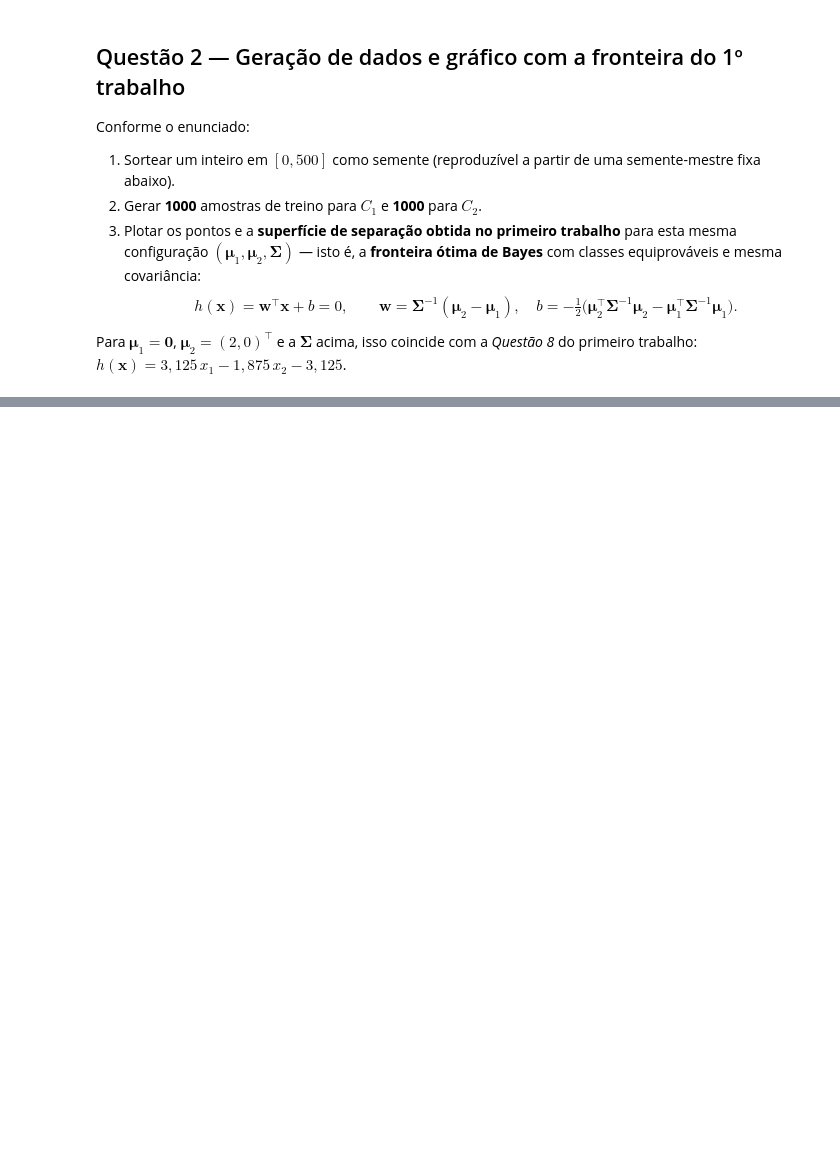
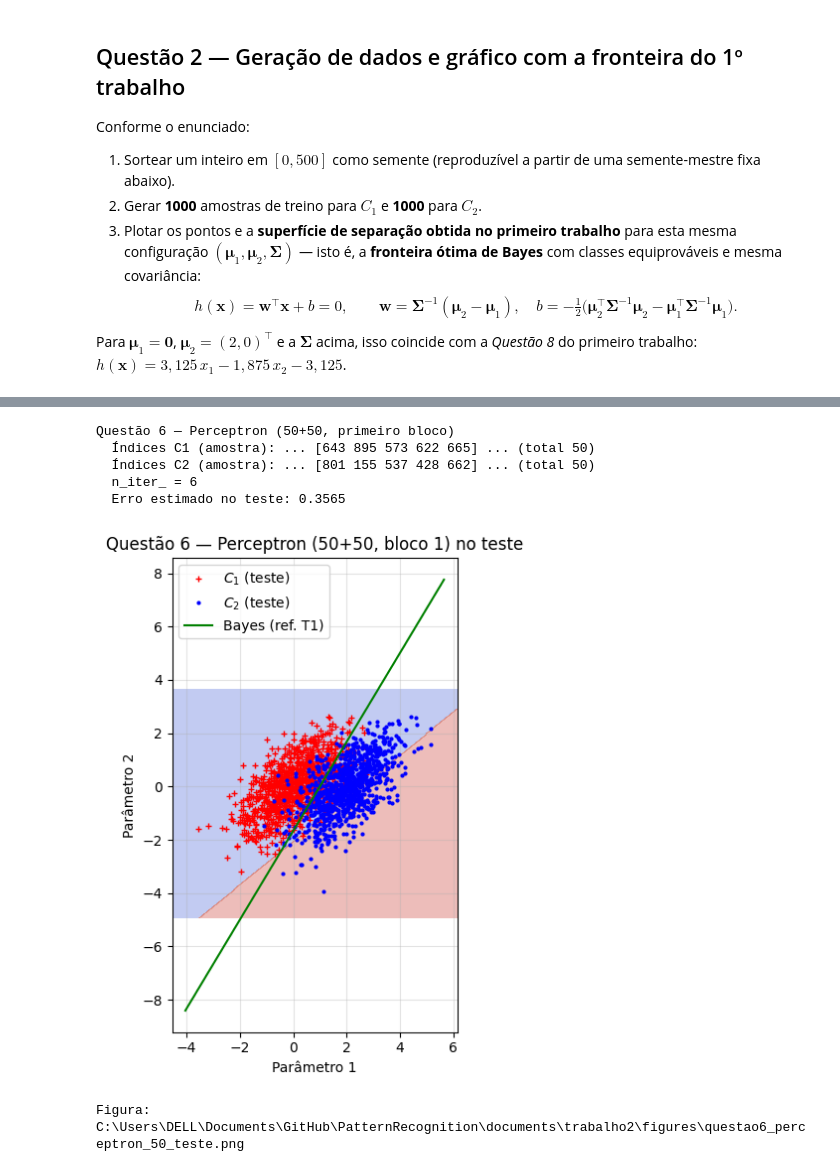
Before and after one commit to Jakson-Almeida/PatternRecognition, a Jupyter notebook: Bayes/Trabalho2_ReconhecimentoPadroes.ipynb, the cells around one changed output, grey strips where cells are left out. Drawn from its saved outputs; the diff is of its cells as text; code cells hidden in the pictures; blank space fills up the shorter version.

```diff
--- a/Bayes/Trabalho2_ReconhecimentoPadroes.ipynb
+++ b/Bayes/Trabalho2_ReconhecimentoPadroes.ipynb
@@ -90,0 +213,66 @@ print(f"Figura salva em: {out.resolve()}")
+# %%
+# Questão 6 — 50+50 amostras (primeiro bloco, disjunto do da Q7)
+rng_sub = np.random.default_rng(3030)
+perm1 = rng_sub.permutation(n)
+perm2 = rng_sub.permutation(n)
+idx1_q6 = perm1[:50]
+idx2_q6 = perm2[:50]
+
+X1_q6 = X1[idx1_q6]
+X2_q6 = X2[idx2_q6]
+X_train_q6 = np.vstack([X1_q6, X2_q6])
+y_train_q6 = np.concatenate([np.zeros(50, dtype=int), np.ones(50, dtype=int)])
+
+clf_q6 = Perceptron(
+    penalty=None,
+    alpha=0.0,
+    max_iter=5000,
+    tol=1e-4,
+    shuffle=True,
+    eta0=0.1,
+    random_state=0,
+    early_stopping=False,
+)
+clf_q6.fit(X_train_q6, y_train_q6)
+pred_q6 = clf_q6.predict(X_test)
+err_q6 = 1.0 - accuracy_score(y_test, pred_q6)
+
+print("Questão 6 — Perceptron (50+50, primeiro bloco)")
+print(f"  Índices C1 (amostra): ... {idx1_q6[:5]} ... (total 50)")
+print(f"  Índices C2 (amostra): ... {idx2_q6[:5]} ... (total 50)")
+print(f"  n_iter_ = {clf_q6.n_iter_}")
+print(f"  Erro estimado no teste: {err_q6:.4f}")
+
+fig, ax = plt.subplots(figsize=(7.0, 6.2))
+DecisionBoundaryDisplay.from_estimator(
+    clf_q6,
+    X_test,
+    response_method="predict",
+    cmap="coolwarm",
+    alpha=0.35,
+    ax=ax,
+    grid_resolution=250,
+)
+ax.plot(X1_test[:, 0], X1_test[:, 1], "r+", markersize=4, label="$C_1$ (teste)")
+ax.plot(X2_test[:, 0], X2_test[:, 1], "b.", markersize=4, label="$C_2$ (teste)")
+x1b = np.linspace(X_test[:, 0].min() - 0.5, X_test[:, 0].max() + 0.5, 300)
+x2b = -(w[0] * x1b + b) / w[1]
+ax.plot(x1b, x2b, "g-", linewidth=1.5, label="Bayes (ref. T1)")
+ax.set_xlabel("Parâmetro 1")
+ax.set_ylabel("Parâmetro 2")
+ax.set_title("Questão 6 — Perceptron (50+50, bloco 1) no teste")
+ax.grid(True, alpha=0.35)
+ax.set_aspect("equal", adjustable="box")
+ax.legend(loc="best")
+out6 = FIG_DIR / "questao6_perceptron_50_teste.png"
+plt.savefig(out6, dpi=180, bbox_inches="tight")
+plt.show()
+print(f"Figura: {out6.resolve()}")
+# %% [output]
+Questão 6 — Perceptron (50+50, primeiro bloco)
+  Índices C1 (amostra): ... [643 895 573 622 665] ... (total 50)
+  Índices C2 (amostra): ... [801 155 537 428 662] ... (total 50)
+  n_iter_ = 6
+  Erro estimado no teste: 0.3565
+[figure, added]
+Figura: C:\Users\DELL\Documents\GitHub\PatternRecognition\documents\trabalho2\figures\questao6_perceptron_50_teste.png
```
Also changed, not shown: parts of 31 cells of this notebook, 12 other files.
